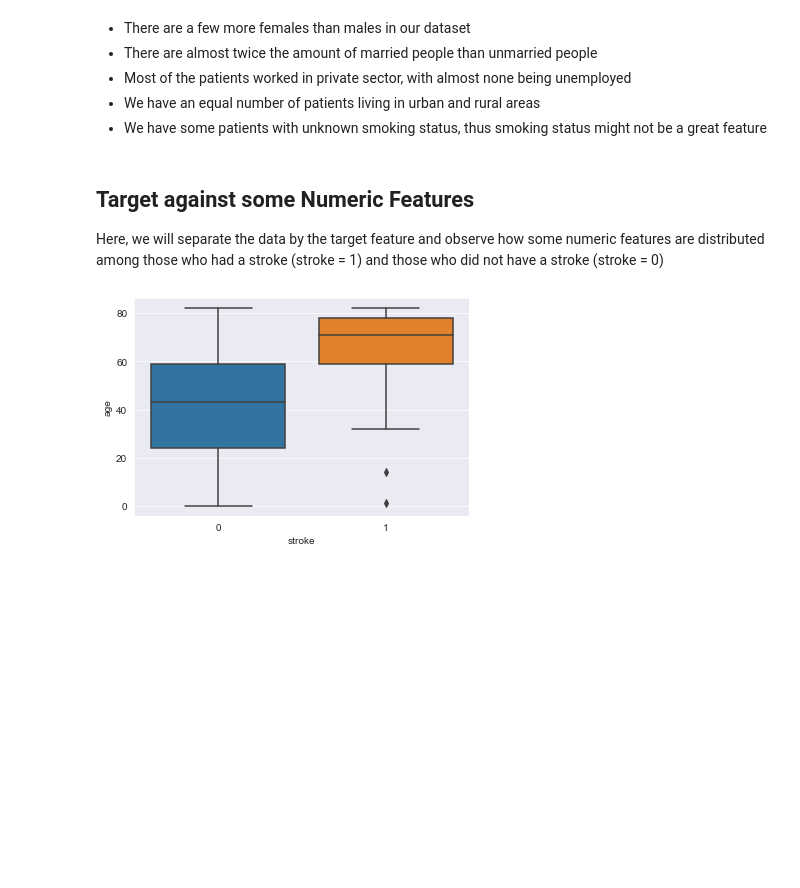
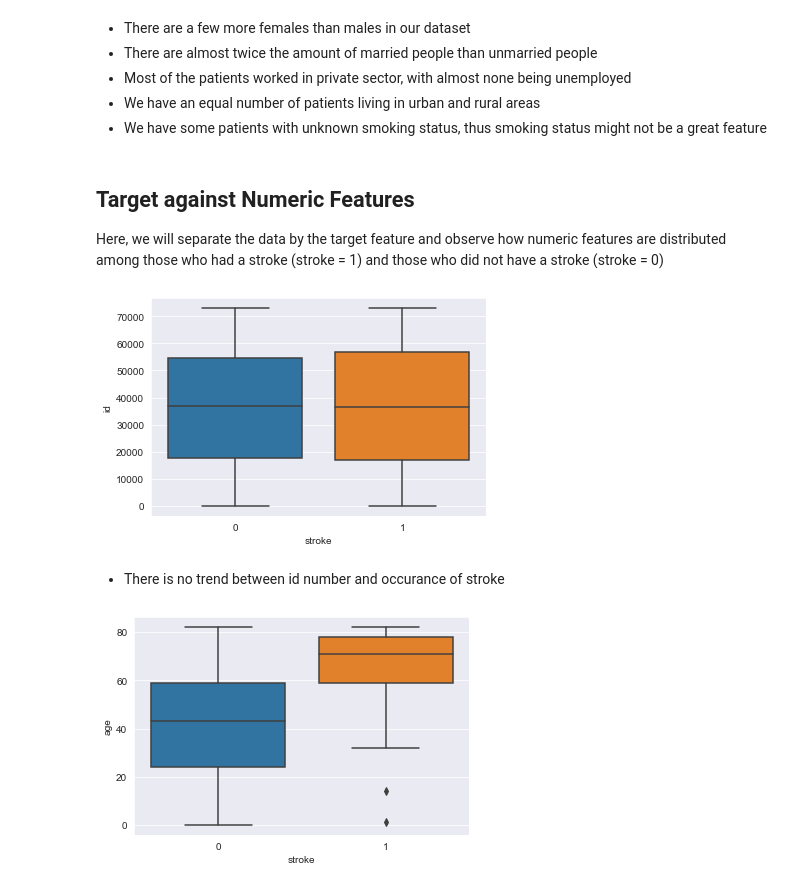
Before and after one commit to Purefekt/Predicting-Stroke-using-Various-Classification-Methods, a Jupyter notebook: [1]eda.ipynb, the cells around one changed output. Drawn from its saved outputs; the diff is of its cells as text; code cells hidden in the pictures; blank space fills up the shorter version.

```diff
--- a/[1]eda.ipynb
+++ b/[1]eda.ipynb
@@ -154,8 +154,16 @@ for col in data.select_dtypes(include='object'):
 - We have an equal number of patients living in urban and rural areas
 - We have some patients with unknown smoking status, thus smoking status might not be a great feature
 # %% [markdown]
-## Target against some Numeric Features
-Here, we will separate the data by the target feature and observe how some numeric features are distributed among those who had a stroke (stroke = 1) and those who did not have a stroke (stroke = 0)
+## Target against Numeric Features
+Here, we will separate the data by the target feature and observe how numeric features are distributed among those who had a stroke (stroke = 1) and those who did not have a stroke (stroke = 0)
+# %%
+# boxplot for id
+sns.boxplot(x = data['stroke'].astype('category'), y = 'id', data=data)
+plt.show()
+# %% [output]
+[figure, added]
+# %% [markdown]
+- There is no trend between id number and occurance of stroke
 # %%
 # boxplot for age
 sns.boxplot(x = data['stroke'].astype('category'), y = 'age', data=data)
```
Also changed, not shown: parts of 8 cells of this notebook, 8 other files.
